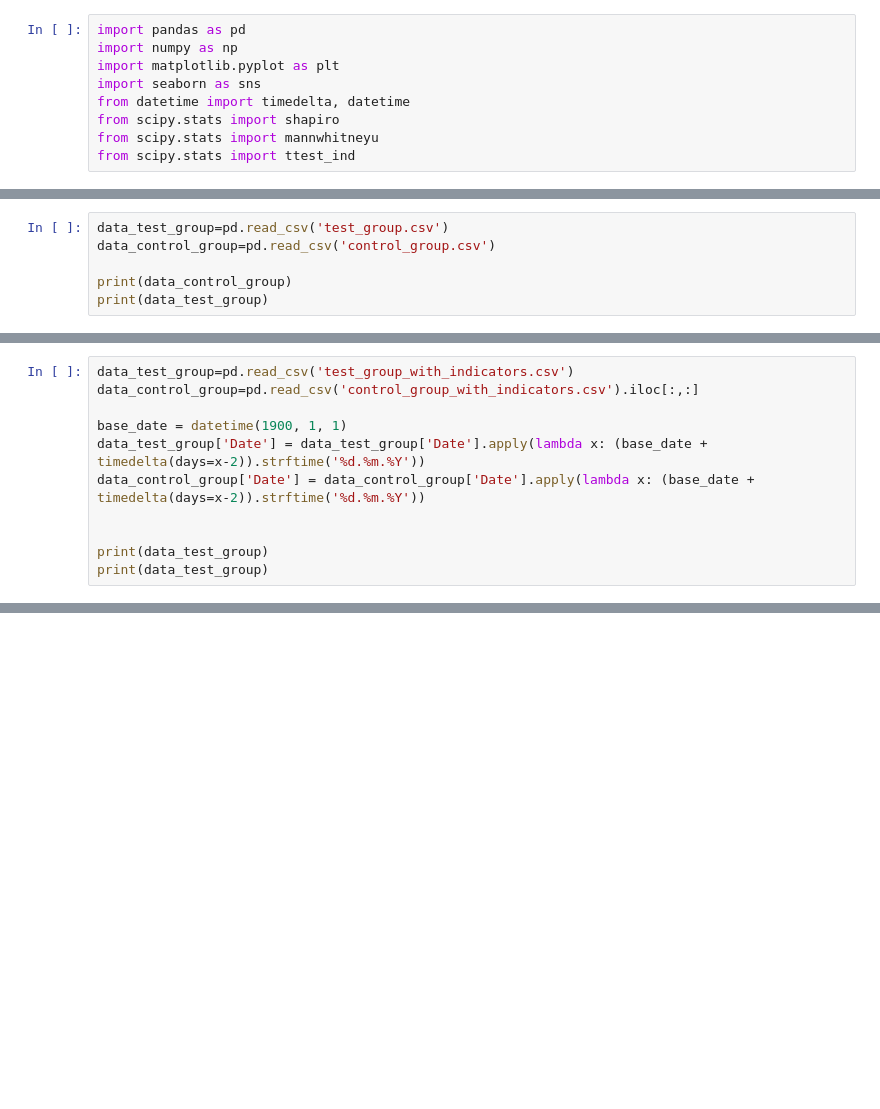
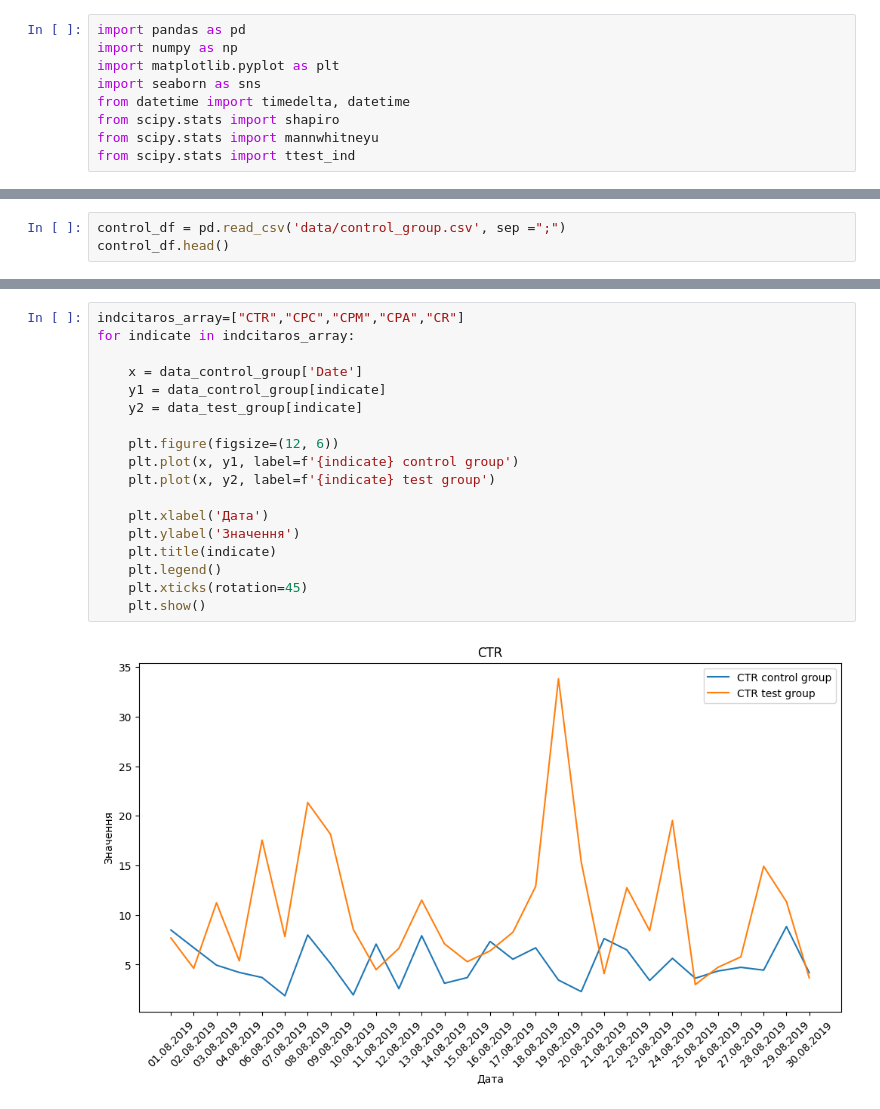
Before and after one commit to VadimHnatyuk28/data-analytics, a Jupyter notebook: AB testing/main.ipynb, the cells around one changed output, grey strips where cells are left out. Cells and saved outputs as stored; diff of their text form; blank space fills up the shorter version.

```diff
--- a/AB testing/main.ipynb
+++ b/AB testing/main.ipynb
@@ -23,7 +24,4 @@ from scipy.stats import ttest_ind
 # %%
-data_test_group=pd.read_csv('test_group.csv')
-data_control_group=pd.read_csv('control_group.csv')
-
-print(data_control_group)
-print(data_test_group)
+control_df = pd.read_csv('data/control_group.csv', sep =";")
+control_df.head()
 # %% [output]
@@ -73,11 +149,0 @@ print("Файли збережені")
-# %%
-data_test_group=pd.read_csv('test_group_with_indicators.csv')
-data_control_group=pd.read_csv('control_group_with_indicators.csv').iloc[:,:]
-
-base_date = datetime(1900, 1, 1)
-data_test_group['Date'] = data_test_group['Date'].apply(lambda x: (base_date + timedelta(days=x-2)).strftime('%d.%m.%Y'))
-data_control_group['Date'] = data_control_group['Date'].apply(lambda x: (base_date + timedelta(days=x-2)).strftime('%d.%m.%Y'))
-
-
-print(data_test_group)
-print(data_test_group)
@@ -232,0 +159,20 @@ plt.show()
+# %%
+indcitaros_array=["CTR","CPC","CPM","CPA","CR"]
+for indicate in indcitaros_array:
+
+    x = data_control_group['Date']
+    y1 = data_control_group[indicate]
+    y2 = data_test_group[indicate]
+
+    plt.figure(figsize=(12, 6))
+    plt.plot(x, y1, label=f'{indicate} control group')
+    plt.plot(x, y2, label=f'{indicate} test group')
+
+    plt.xlabel('Дата')
+    plt.ylabel('Значення')
+    plt.title(indicate)
+    plt.legend()
+    plt.xticks(rotation=45)
+    plt.show()
+# %% [output]
+[figure, added]
```
Also changed, not shown: parts of 29 cells of this notebook, 9 other files.
